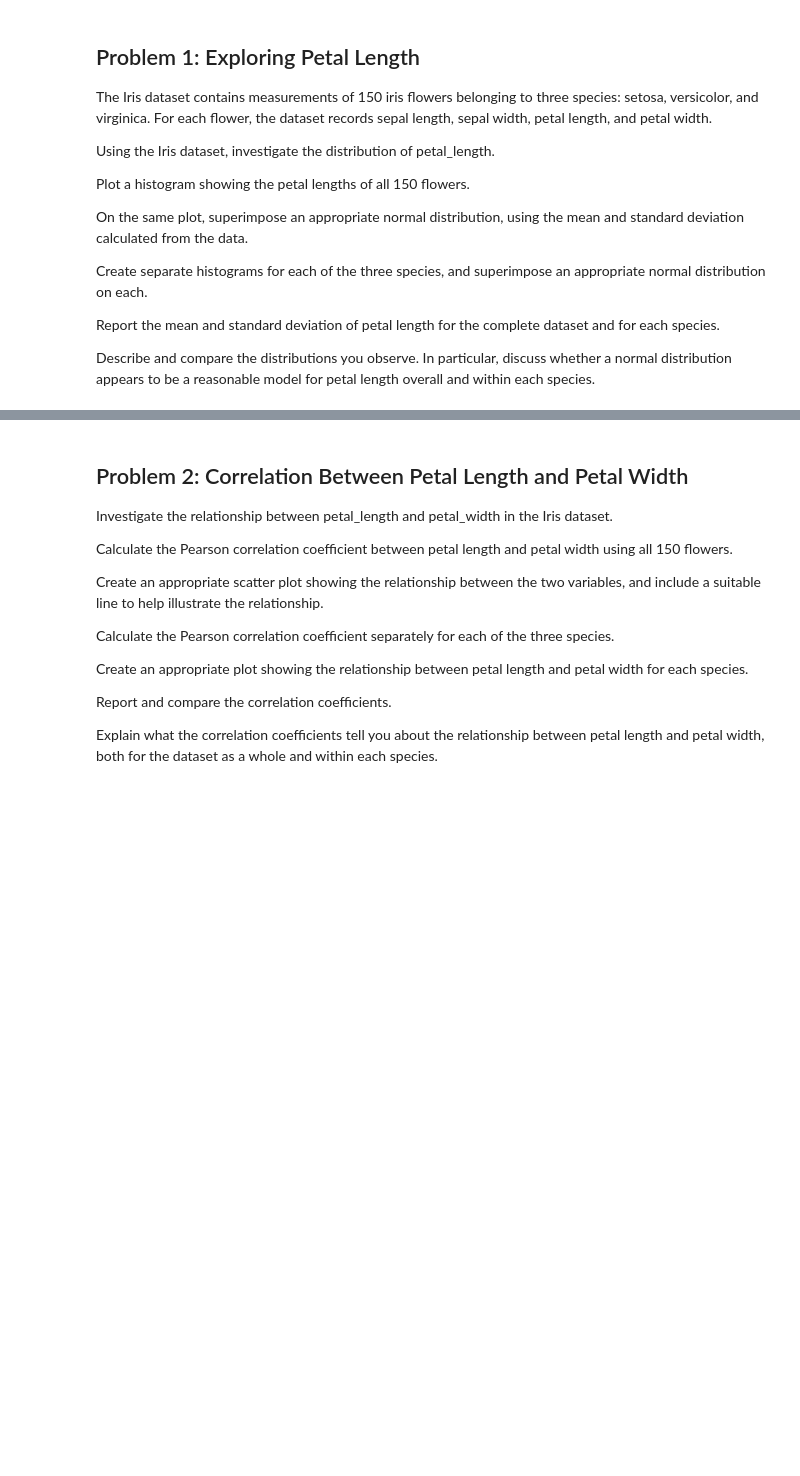
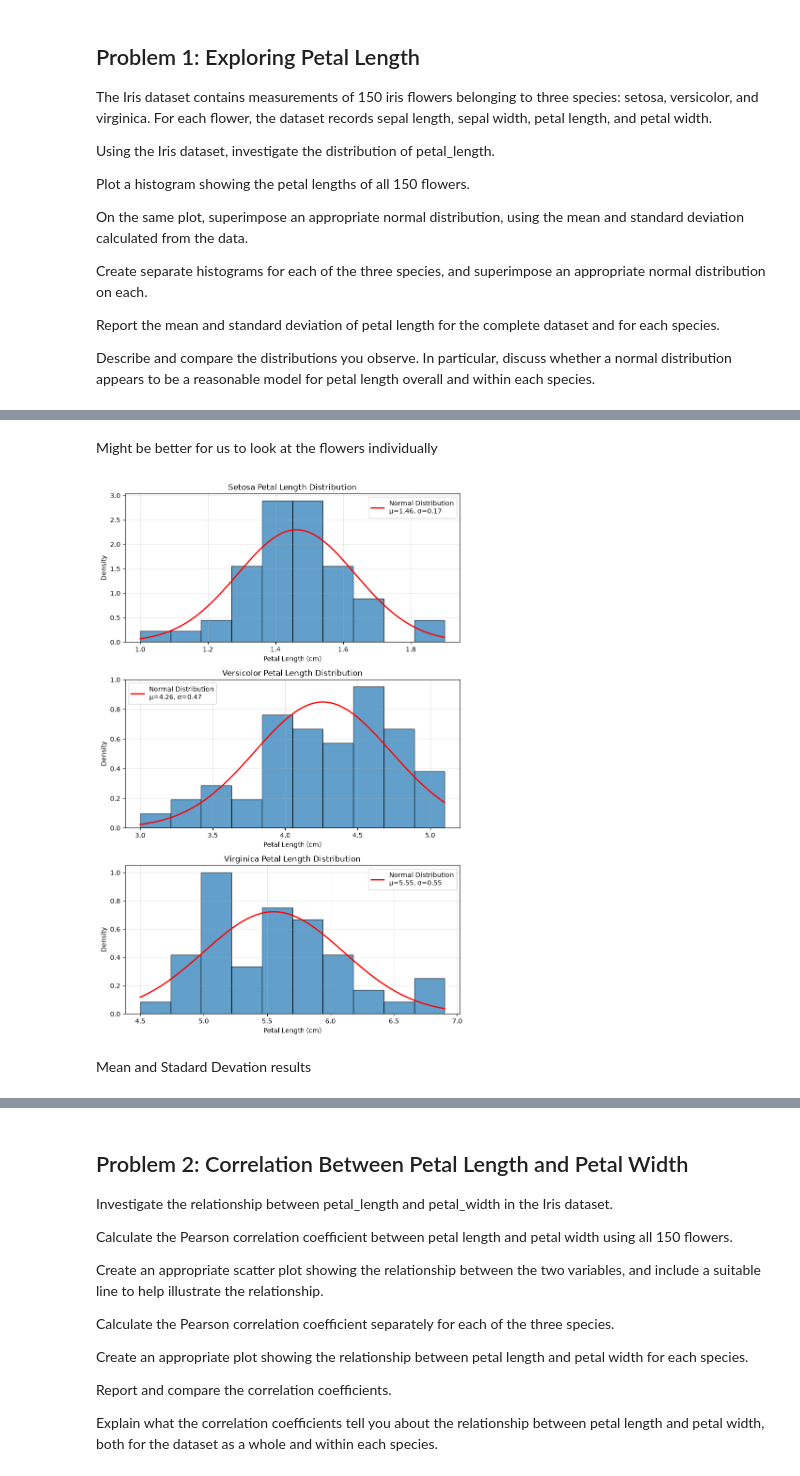
Before and after one commit to LDonn32/Applied-Statistics-Assessment, a Jupyter notebook: problems.ipynb, the cells around one changed output, grey strips where cells are left out. Drawn from its saved outputs; the diff is of its cells as text; code cells hidden in the pictures; blank space fills up the shorter version.

```diff
--- a/problems.ipynb
+++ b/problems.ipynb
@@ -20,0 +121,63 @@ Describe and compare the distributions you observe. In particular, discuss wheth
+# %% [markdown]
+Might be better for us to look at the flowers individually
+# %%
+# Load Iris dataset
+iris = load_iris(as_frame=True)
+
+# Create DataFrame and add species names
+df = iris.data.copy()
+df['species'] = iris.target.map(
+    dict(enumerate(iris.target_names))
+)
+
+# Create subplots
+fig, axes = plt.subplots(3, 1, figsize=(8, 12))
+
+# Loop through species
+for ax, species in zip(axes, iris.target_names):
+
+    # Select petal lengths for the species
+    petal_lengths = df[df['species'] == species]['petal length (cm)']
+
+    # Calculate mean and standard deviation
+    mean = petal_lengths.mean()
+    std = petal_lengths.std()
+
+    # Histogram
+    ax.hist(
+        petal_lengths,
+        bins=10,
+        density=True,
+        edgecolor='black',
+        alpha=0.7
+    )
+
+    # Normal distribution curve
+    x = np.linspace(
+        petal_lengths.min(),
+        petal_lengths.max(),
+        1000
+    )
+
+    y = norm.pdf(x, mean, std)
+
+    ax.plot(
+        x,
+        y,
+        color='red',
+        linewidth=2,
+        label=f'Normal Distribution\nμ={mean:.2f}, σ={std:.2f}'
+    )
+
+    ax.set_title(f'{species.capitalize()} Petal Length Distribution')
+    ax.set_xlabel('Petal Length (cm)')
+    ax.set_ylabel('Density')
+    ax.legend()
+    ax.grid(alpha=0.3)
+
+plt.tight_layout()
+plt.show()
+# %% [output]
+[figure, added]
+# %% [markdown]
+Mean and Stadard Devation results
```
Also changed, not shown: parts of 11 cells of this notebook.
